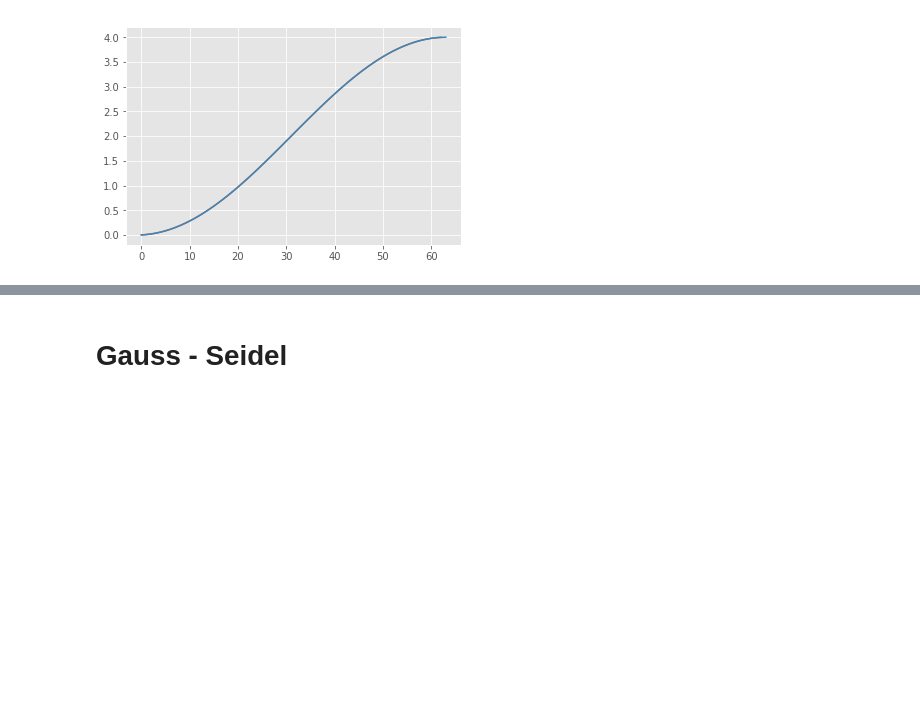
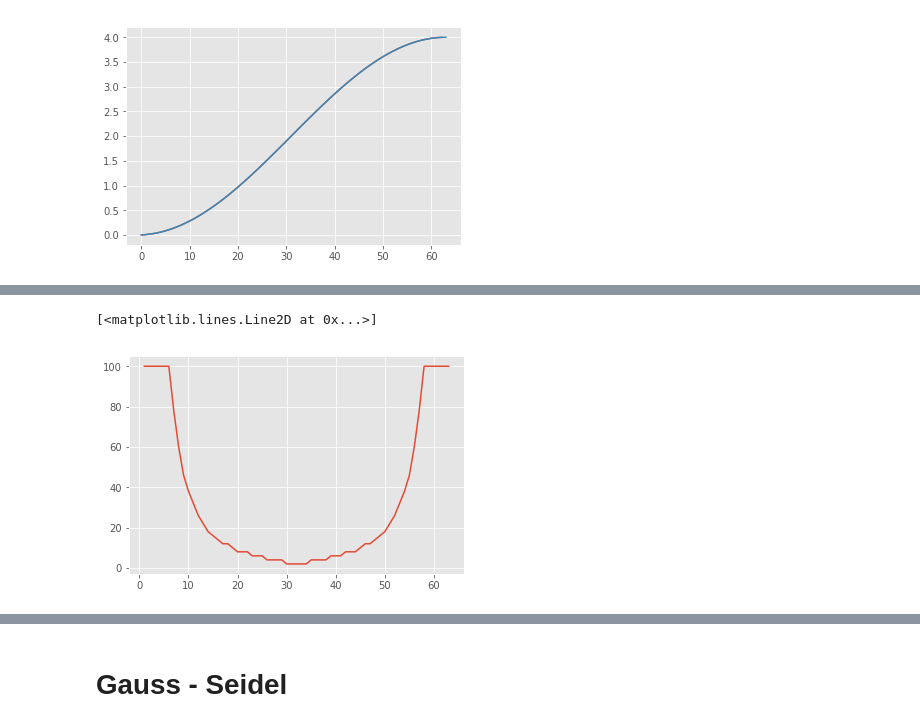
Before and after one commit to mtsodf/estudo_fem, a Jupyter notebook: multigrid/Briggs_tutorial.ipynb, the cells around one changed output, grey strips where cells are left out. Cells and saved outputs as stored; diff of their text form; code cells hidden in the pictures; blank space fills up the shorter version.

```diff
--- a/multigrid/Briggs_tutorial.ipynb
+++ b/multigrid/Briggs_tutorial.ipynb
@@ -154,0 +191,13 @@ plt.legend(bbox_to_anchor=(1.05, 1), loc=2, borderaxespad=0.)
+# %%
+w =1.0
+y = []
+for k in range(1,N):
+    u_ant = np.sin(k*np.pi*x)
+
+    erros, iteracoes = Weighted_Jacobi(u, u_ant, w, tol=0.01, max_iter=100)
+    y.append(iteracoes)
+
+plt.plot(range(1,N), y)
+# %% [output]
+[<matplotlib.lines.Line2D at 0x...>]
+[figure, added]
```
Also changed, not shown: parts of 15 cells of this notebook.
